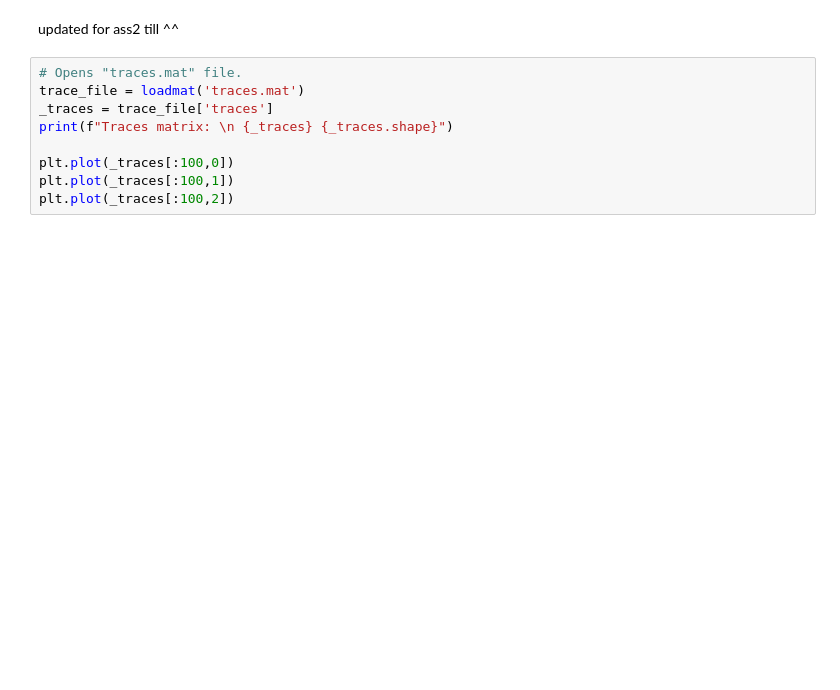
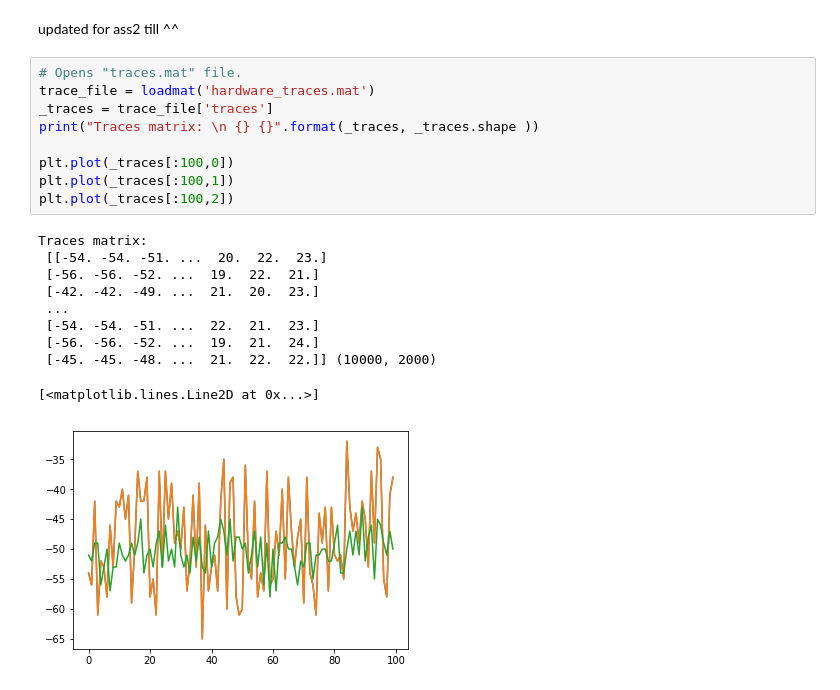
Before and after one commit to nvandrueten/HS_SCA2, a Jupyter notebook: hs2.ipynb, the cells around one changed output. Drawn from its saved outputs; the diff is of its cells as text; blank space fills up the shorter version.

```diff
--- a/hs2.ipynb
+++ b/hs2.ipynb
@@ -179,13 +198,24 @@ plt.plot(pow_pred_matrix[:100,0]) #first 100 input power for the first key (0)
 updated for ass2 till ^^
 # %%
 # Opens "traces.mat" file.
-trace_file = loadmat('traces.mat')
+trace_file = loadmat('hardware_traces.mat')
 _traces = trace_file['traces']
-print(f"Traces matrix: \n {_traces} {_traces.shape}")
+print("Traces matrix: \n {} {}".format(_traces, _traces.shape ))
 
 plt.plot(_traces[:100,0])
 plt.plot(_traces[:100,1])
 plt.plot(_traces[:100,2])
+# %% [output]
+Traces matrix:
+ [[-54. -54. -51. ...  20.  22.  23.]
+ [-56. -56. -52. ...  19.  22.  21.]
+ [-42. -42. -49. ...  21.  20.  23.]
+ ...
+ [-54. -54. -51. ...  22.  21.  23.]
+ [-56. -56. -52. ...  19.  21.  24.]
+ [-45. -45. -48. ...  21.  22.  22.]] (10000, 2000)
+[<matplotlib.lines.Line2D at 0x...>]
+[figure, added]
 # %%
 result = correlate_m(pow_pred_matrix, _traces)
 print(result.shape)
```
Also changed, not shown: parts of 7 cells of this notebook.
